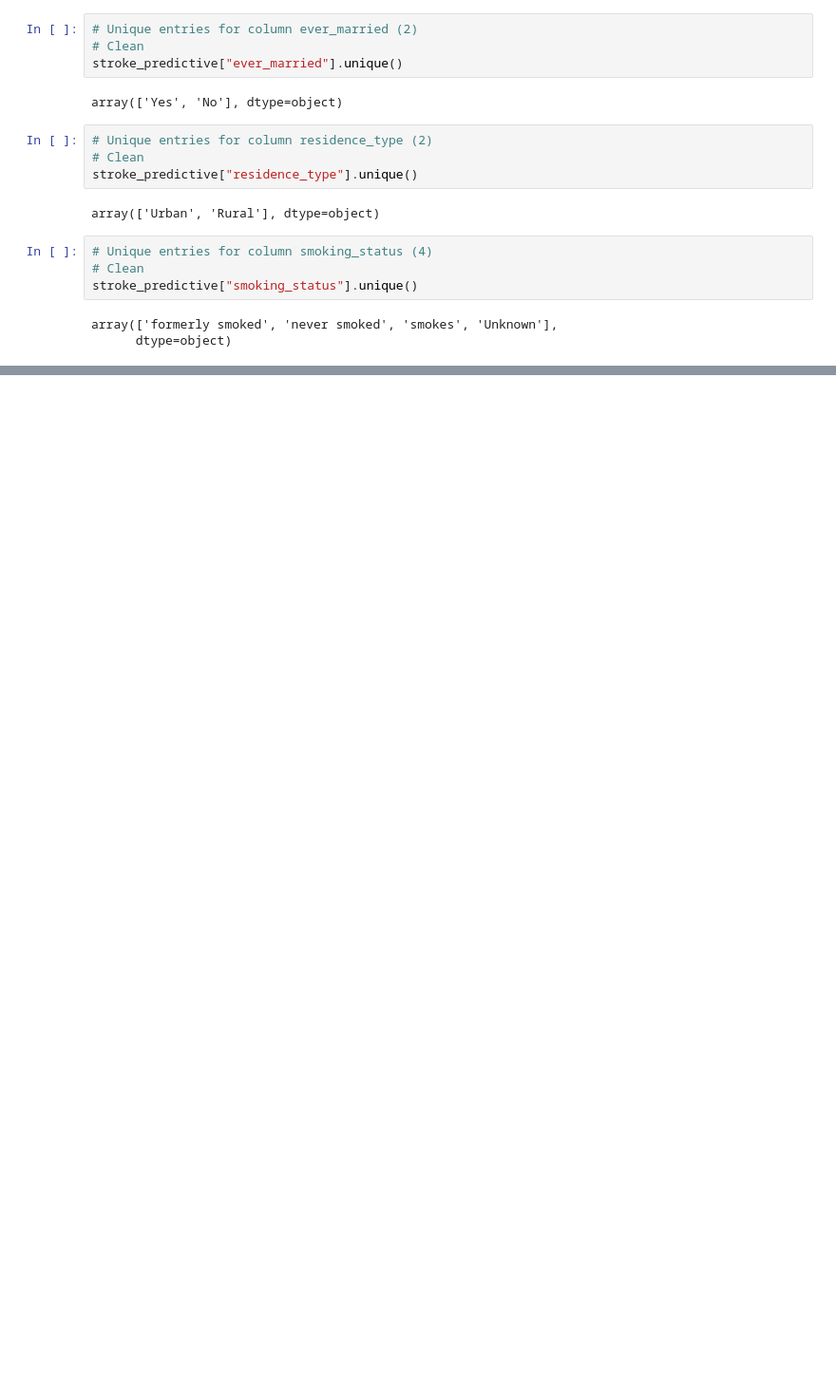
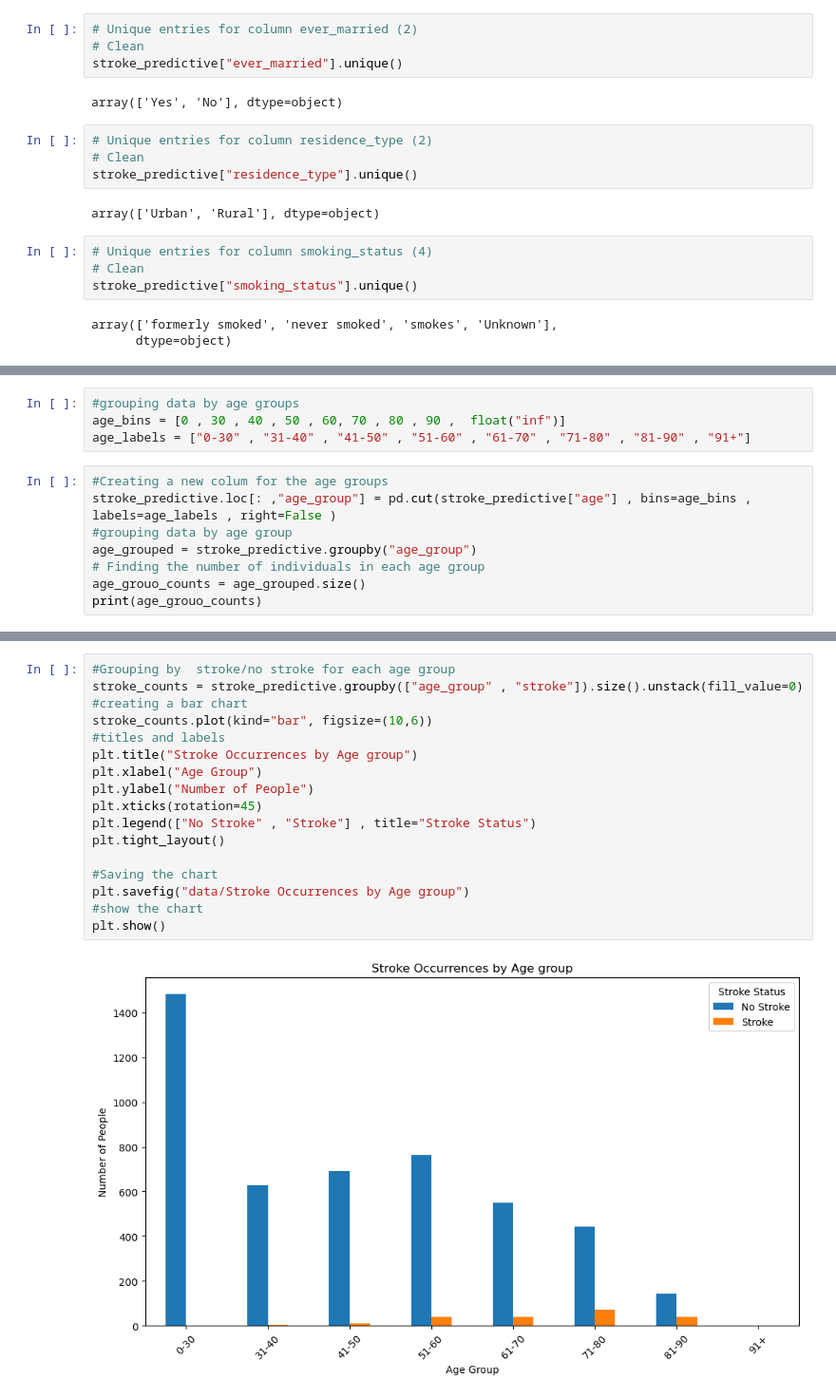
Before and after one commit to talazubi/project-1, a Jupyter notebook: cleaned_stroke_df.ipynb, the cells around one changed output, grey strips where cells are left out. Shown at 95% size. Drawn from its saved outputs; the diff is of its cells as text; blank space fills up the shorter version.

Commit message:
adding completed code and charts for question 1

```diff
--- a/cleaned_stroke_df.ipynb
+++ b/cleaned_stroke_df.ipynb
@@ -150,0 +154,12 @@ array(['formerly smoked', 'never smoked', 'smokes', 'Unknown'],
+# %%
+#grouping data by age groups
+age_bins = [0 , 30 , 40 , 50 , 60, 70 , 80 , 90 ,  float("inf")]
+age_labels = ["0-30" , "31-40" , "41-50" , "51-60" , "61-70" , "71-80" , "81-90" , "91+"]
+# %%
+#Creating a new colum for the age groups
+stroke_predictive.loc[: ,"age_group"] = pd.cut(stroke_predictive["age"] , bins=age_bins , labels=age_labels , right=False )
+#grouping data by age group
+age_grouped = stroke_predictive.groupby("age_group")
+# Finding the number of individuals in each age group
+age_grouo_counts = age_grouped.size()
+print(age_grouo_counts)
@@ -150,0 +180,19 @@ array(['formerly smoked', 'never smoked', 'smokes', 'Unknown'],
+# %%
+#Grouping by  stroke/no stroke for each age group
+stroke_counts = stroke_predictive.groupby(["age_group" , "stroke"]).size().unstack(fill_value=0)
+#creating a bar chart
+stroke_counts.plot(kind="bar", figsize=(10,6))
+#titles and labels
+plt.title("Stroke Occurrences by Age group")
+plt.xlabel("Age Group")
+plt.ylabel("Number of People")
+plt.xticks(rotation=45)
+plt.legend(["No Stroke" , "Stroke"] , title="Stroke Status")
+plt.tight_layout()
+
+#Saving the chart
+plt.savefig("data/Stroke Occurrences by Age group")
+#show the chart
+plt.show()
+# %% [output]
+[figure, added]
```
Also changed, not shown: parts of 7 cells of this notebook, 4 other files.
